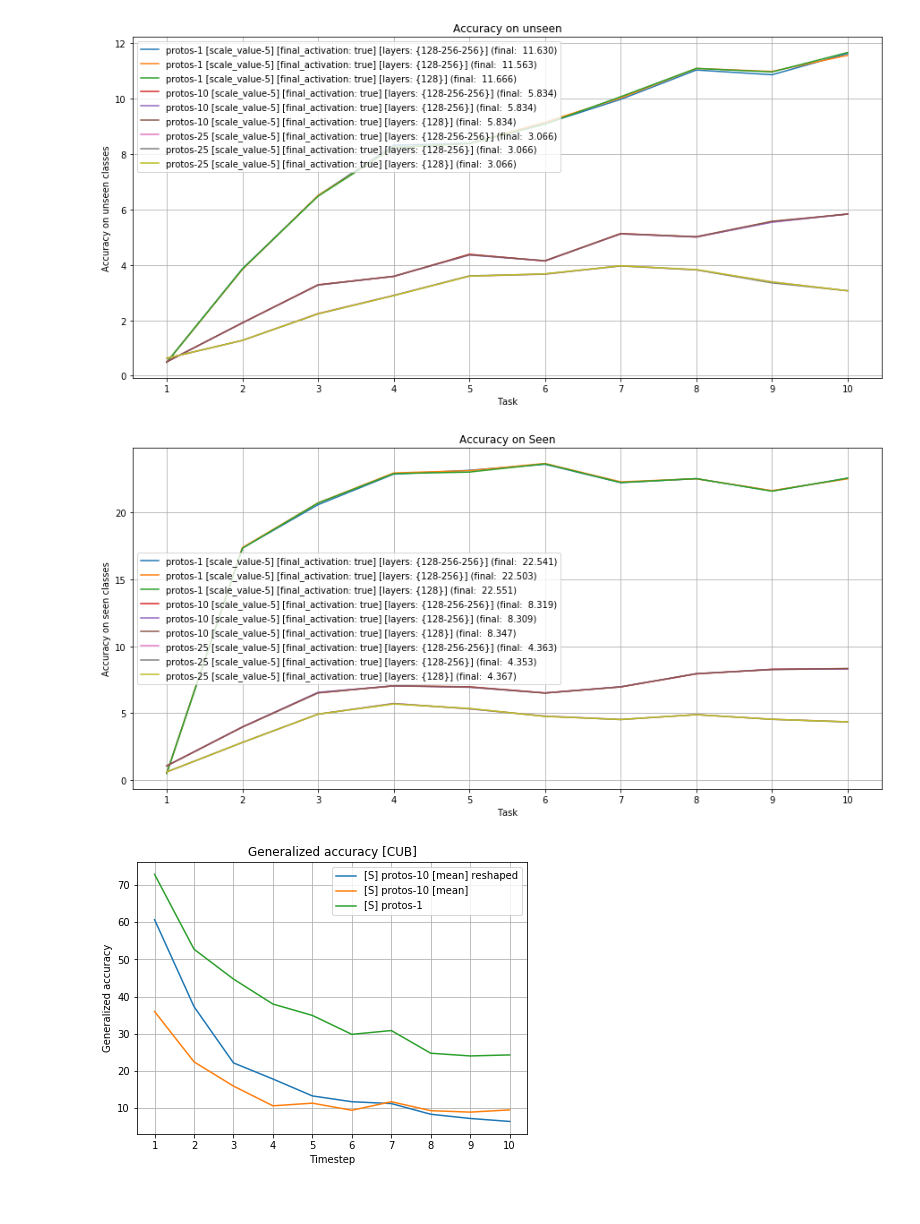
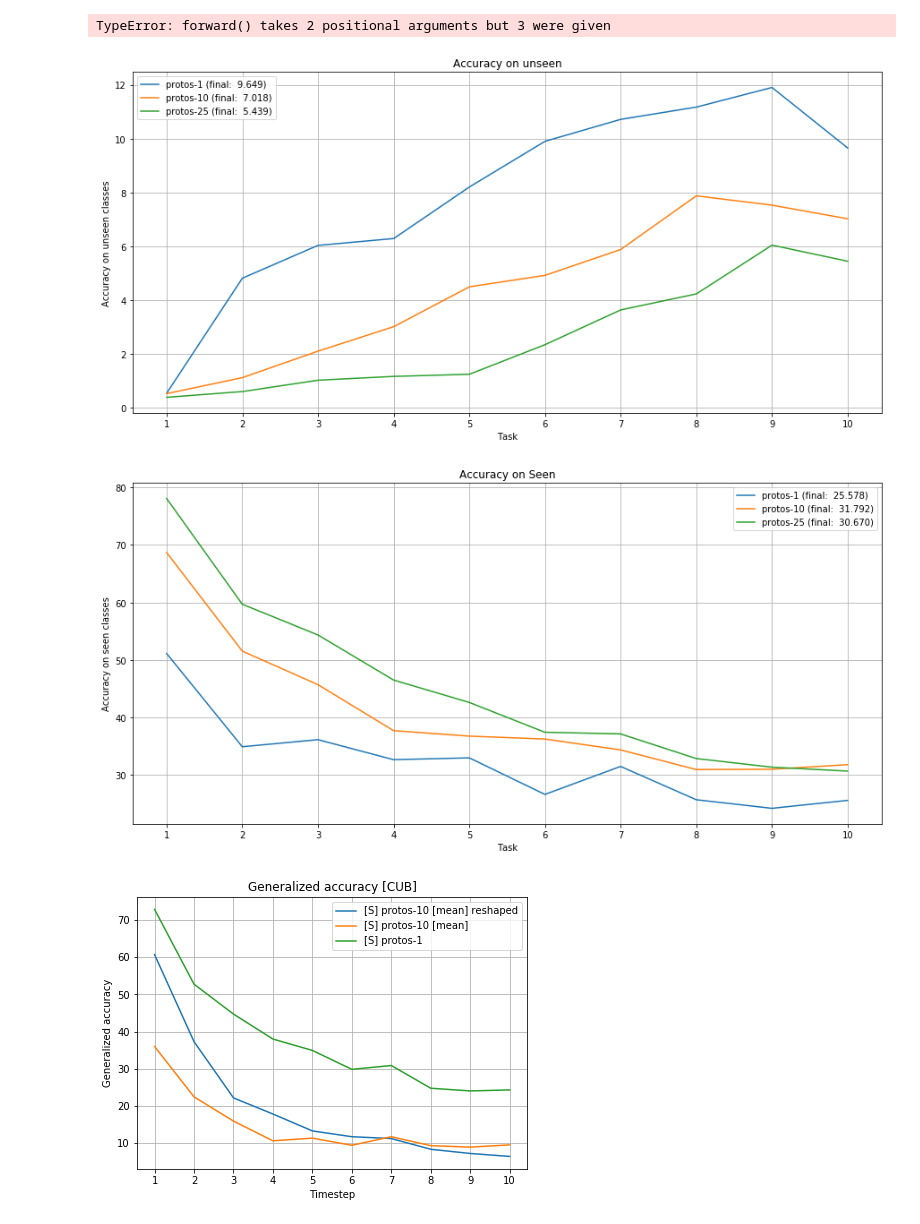
Before and after one commit to universome/class-norm, a Jupyter notebook: notebooks/visualization.ipynb, the cells around one changed output. Drawn from its saved outputs; the diff is of its cells as text; code cells hidden in the pictures.

Commit message:
exp: CZSL with generated prototypes

```diff
--- a/notebooks/visualization.ipynb
+++ b/notebooks/visualization.ipynb
@@ -1,3 +1,14 @@
+# %%
+import torch.nn as nn
+class MyBlock(nn.Module):
+    def forward(self, x1, x2):
+        return x1 + x2
+
+s = nn.Sequential(MyBlock())
+
+s(torch.rand(1), torch.rand(1))
+# %% [output]
+TypeError: forward() takes 2 positional arguments but 3 were given
 # %%
 import sys; sys.path.append('..')
 import os
@@ -38,10 +49,12 @@ dataset = 'CUB'
 if dataset == 'CUB':
     tasks = np.arange(1, 11)
     #experiments_dir = '../../zslll-master/random_proto_embs/'
-    experiments_dir = '../../zslll-master/multi_headed'
-#     experiments_dir = '../experiments'
+#     experiments_dir = '../../zslll-master/multi_headed'
+    experiments_dir = '../experiments'
     method_to_prefix = {
-
+    "protos-1": "multi_proto--cub-hp.head.num_prototypes=1_hp.head.fusing_type=full_mult_int-1-00001",
+"protos-10": "multi_proto--cub-hp.head.num_prototypes=10_hp.head.fusing_type=full_mult_int-1-00001",
+"protos-25": "multi_proto--cub-hp.head.num_prototypes=25_hp.head.fusing_type=full_mult_int-1-00001",
     }
 elif dataset == 'AwA2':
     tasks = np.arange(1, 6)
@@ -71,7 +84,7 @@ plt.figure(figsize=(15, 7))
 plt.title('Accuracy on unseen')
 
 for method in methods:
-    values = [compute_unseen_classes_acc_history(l, t, c, restrict_space=False) for l, t, c in zip(logits_histories[method], targets[method], class_splits[method])]
+    values = [compute_unseen_classes_acc_history(l[:-1], t, c, restrict_space=False) for l, t, c in zip(logits_histories[method], targets[method], class_splits[method])]
     values_avg = np.array(values).mean(0) * 100
     #kwargs = {'lineStyle': '--'} if 'true' in method else {}
     kwargs = {}
@@ -84,26 +97,26 @@ plt.ylabel('Accuracy on unseen classes')
 plt.xticks(tasks)
 plt.grid()
 # %% [output]
-[figure, old version]
+[figure, new version]
 # %%
 plt.figure(figsize=(15, 7))
 plt.title('Accuracy on Seen')
 
 for method in methods:
-    values = [compute_seen_classes_acc_history(l, t, c, restrict_space=False) for l, t, c in zip(logits_histories[method], targets[method], class_splits[method])]
+    values = [compute_seen_classes_acc_history(l[1:], t, c, restrict_space=False) for l, t, c in zip(logits_histories[method], targets[method], class_splits[method])]
     values_avg = np.array(values).mean(0) * 100
     #kwargs = {'lineStyle': '--'} if 'true' in method else {}
     kwargs = {}
     plt.plot(tasks, values_avg, label=f'{method} (final: {values_avg[-1]: .3f})', **kwargs)
 
 #plt.legend(loc='upper center', bbox_to_anchor=(0.5, -0.1), fancybox=True, shadow=True)
 plt.legend()
 plt.xlabel('Task')
 plt.ylabel('Accuracy on seen classes')
 plt.xticks(tasks)
 plt.grid()
 # %% [output]
-[figure, old version]
+[figure, new version]
 # %%
 from matplotlib.colors import BASE_COLORS
 
```
Also changed, not shown: 3 other files.
